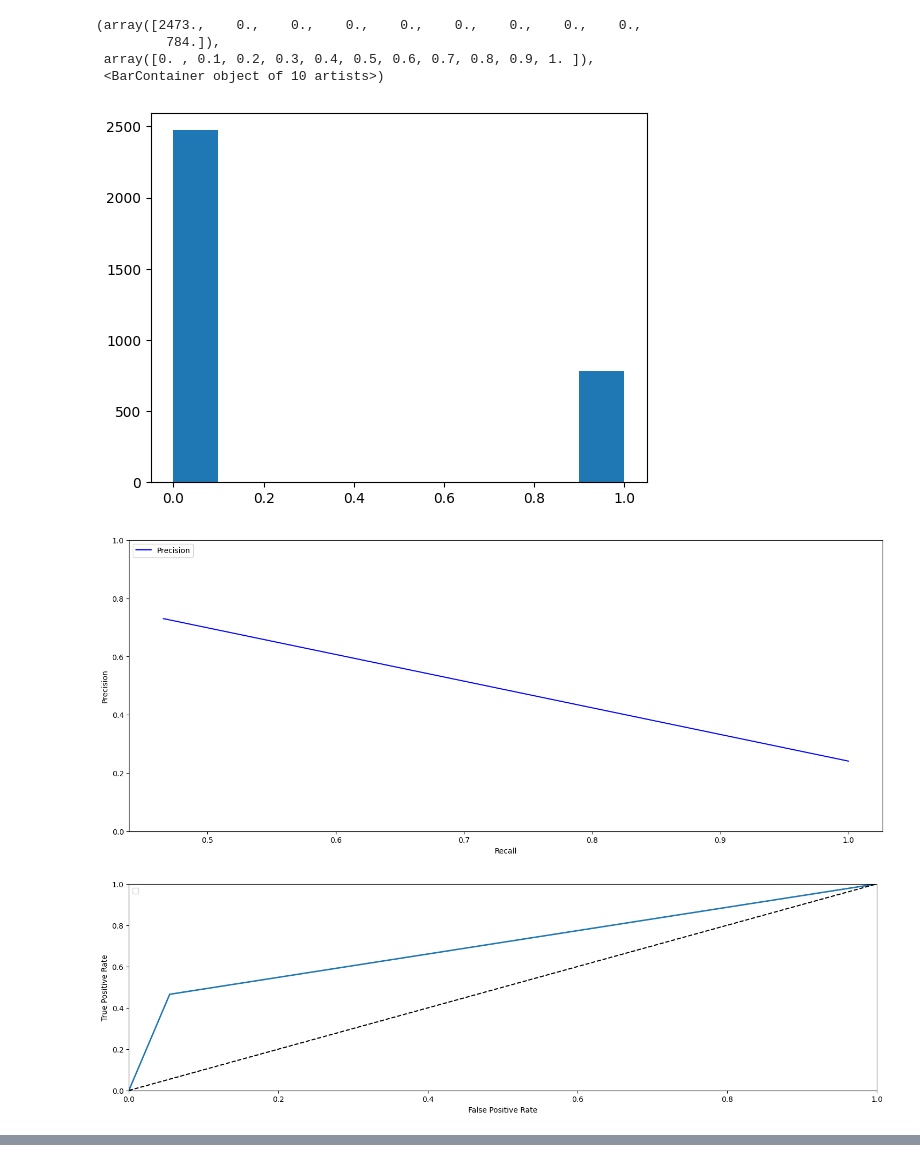
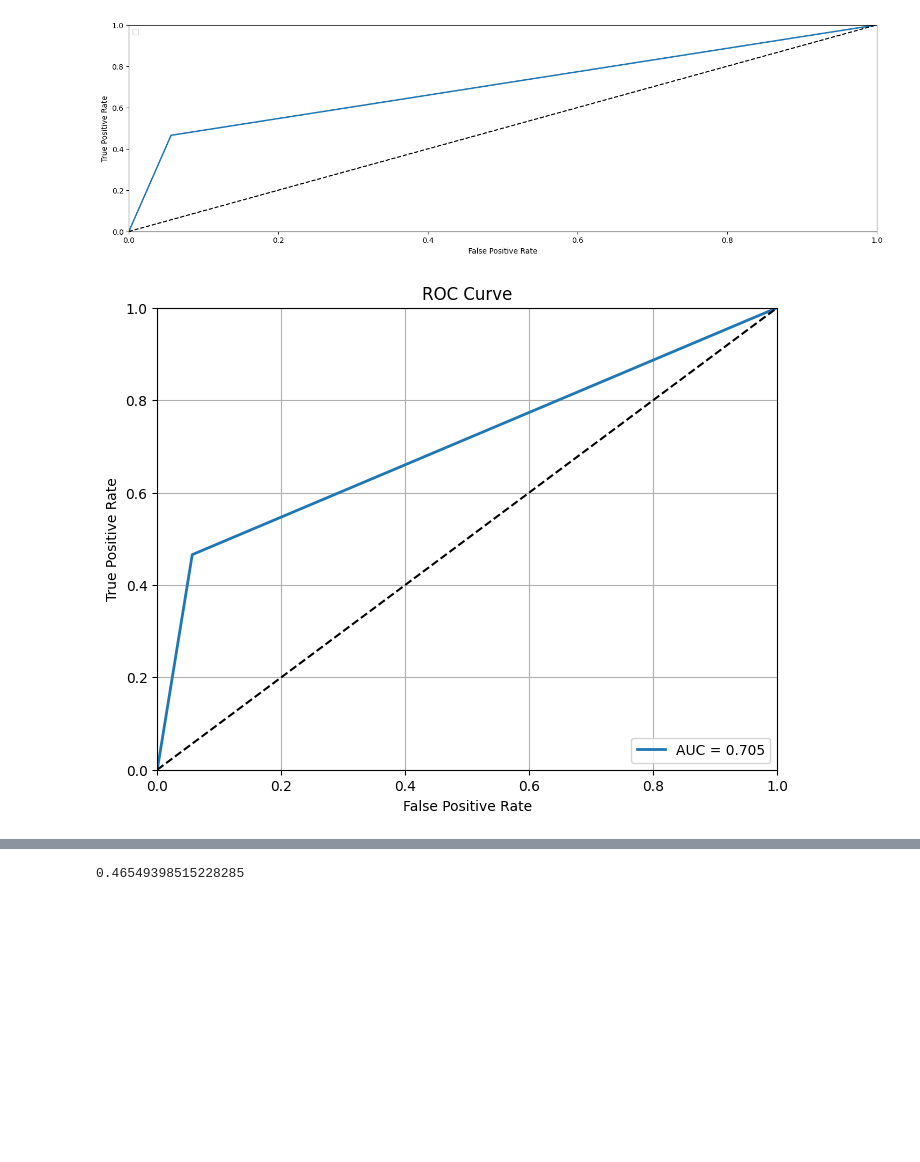
Before and after one commit to Kouroshilchi/MLProjects, a Jupyter notebook: notebooks/Project_1_AdultCensusIncome.ipynb, the cells around one changed output, grey strips where cells are left out. Cells and saved outputs as stored; diff of their text form; code cells hidden in the pictures; blank space fills up the shorter version.

Commit message:
cleaning Project 1 codes and running it

```diff
--- a/notebooks/Project_1_AdultCensusIncome.ipynb
+++ b/notebooks/Project_1_AdultCensusIncome.ipynb
@@ -17,4 +46,3 @@ y = data['income'].copy().to_frame()
 # %%
-from sklearn.model_selection import train_test_split
-
-X_train , X_valid , y_train , y_valid = train_test_split(X , y , test_size=0.1 , stratify=data['income'] , random_state=RS)
+y = preprocessing_pipeline_Yv.fit_transform(y);X = preprocessing_pipeline_Xv.fit_transform(X)
+X_train , X_valid , y_train , y_valid = train_test_split(X , y[: , 0] , test_size=0.2 , stratify=data['income'] , random_state=RS)
@@ -73,5 +48,0 @@ preprocessing_pipeline = ColumnTransformer(
-# %%
-X_train = preprocessing_pipeline.fit_transform(X_train)
-# %%
-y_train = Y_pipeline.fit_transform(y_train)
-y_train = y_train[: ,0]
@@ -94,3 +61,0 @@ LogisticRegression(random_state=42)
-# %%
-y_valid = Y_pipeline.fit_transform(y_valid)
-X_valid = preprocessing_pipeline.fit_transform(X_valid)
@@ -113,14 +71,7 @@ plt.hist(y_pred)
-# %%
-plt.hist(y_valid)
-# %% [output]
-(array([2473.,    0.,    0.,    0.,    0.,    0.,    0.,    0.,    0.,
-         784.]),
- array([0. , 0.1, 0.2, 0.3, 0.4, 0.5, 0.6, 0.7, 0.8, 0.9, 1. ]),
- <BarContainer object of 10 artists>)
-[figure, removed]
-# %%
-plot_precision_vs_recall(y_valid , y_pred)
-plot_roc_curve(y_valid , y_pred)
-# %% [output]
-[figure, removed]
-[figure, removed]
+# %%
+plot_roc_curve(y_valid , y_pred , save=Path(f"../tests/Project_1_plots/roc_curve_plot_pipelinev1_linearregression_seed_{RS}.png"))
+plot_roc_curve_with_auc(y_valid , y_pred , save=Path(f"../tests/Project_1_plots/roc_curve_with_auc_plot_pipelinev1_linearregression_seed_{RS}.png"))
+plot_pr_curve_with_ap(y_valid , y_pred , save=Path(f"../tests/Project_1_plots/pr_curve_with_ap_plot_pipelinev1_linearregression_seed_{RS}.png"))
+# %% [output]
+[figure, added]
+[figure, added]
@@ -127 +79,2 @@ plot_roc_curve(y_valid , y_pred)
+0.46549398515228285
 # %% [markdown]
```
Also changed, not shown: parts of 25 cells of this notebook, 3 other files.
